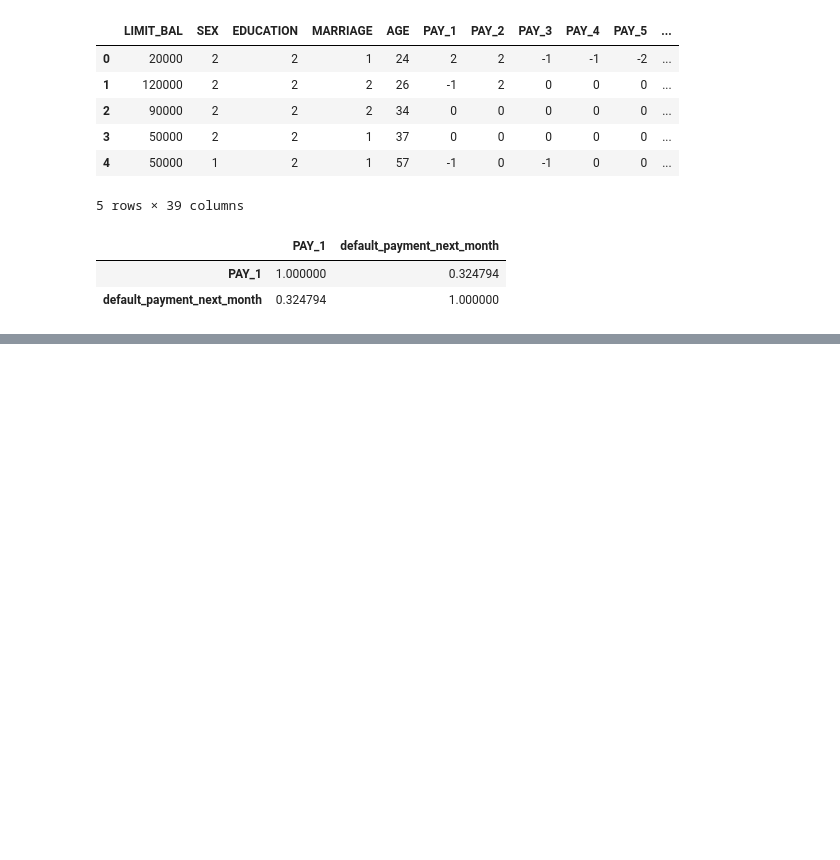
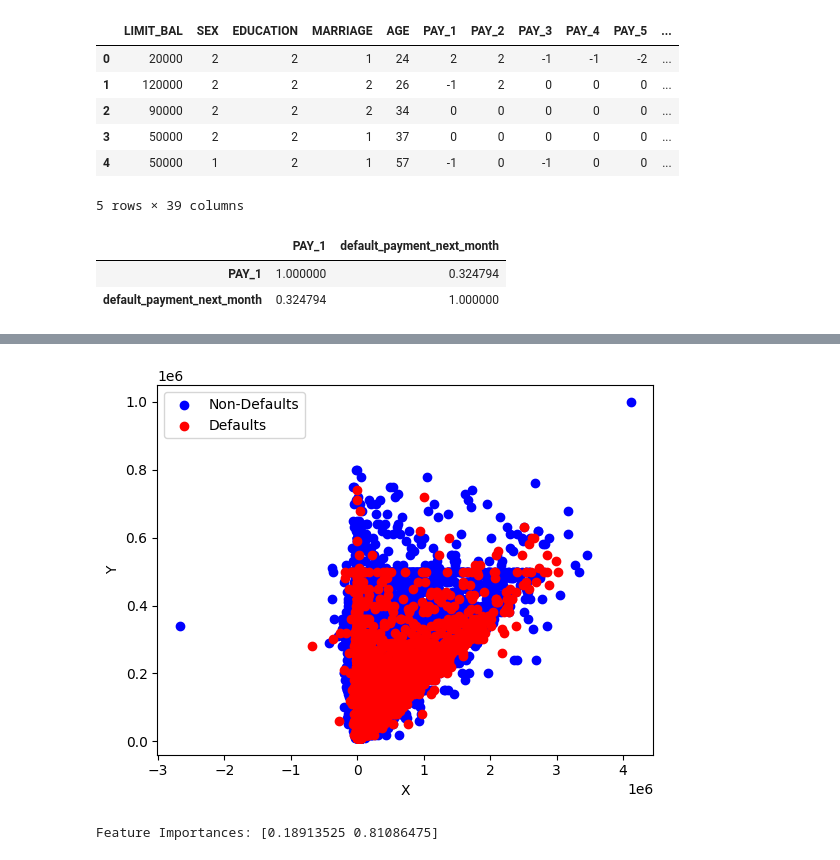
Before and after one commit to jessepoljak/Project_2_Credit_Default, a Jupyter notebook: Project2_Loans.ipynb, the cells around one changed output, grey strips where cells are left out. Cells and saved outputs as stored; diff of their text form; code cells hidden in the pictures; blank space fills up the shorter version.

```diff
--- a/Project2_Loans.ipynb
+++ b/Project2_Loans.ipynb
@@ -133,0 +177,29 @@ plt.scatter(df_corr['PAY_1'], df_corr['default_payment_next_month'])
+# %%
+# Create new column with the total bill amount for all 6 months
+df['Total_Bill_Amount'] = df['BILL_AMT1'] + df['BILL_AMT2'] + df['BILL_AMT3'] + df['BILL_AMT4'] + df['BILL_AMT5'] + df['BILL_AMT6']
+df['Total_Pay_Amount'] = df['PAY_AMT1'] + df['PAY_AMT2'] + df['PAY_AMT3'] + df['PAY_AMT4'] + df['PAY_AMT5'] + df['PAY_AMT6']
+
+defaults = df[df['default_payment_next_month'] == 1]
+non_defaults = df[df['default_payment_next_month'] == 0]
+
+# Create a scatter plot making total_bill_amount x axis and total_pay_amount y axis and color code the defaults and non defaults
+plt.scatter(non_defaults['Outstanding_AMT_Total'], non_defaults['LIMIT_BAL'], color='blue', label='Non-Defaults')
+plt.scatter(defaults['Outstanding_AMT_Total'], defaults['LIMIT_BAL'], color='red', label='Defaults')
+plt.xlabel('X')
+plt.ylabel('Y')
+plt.legend()
+plt.show()
+# %% [output]
+[figure, added]
+# %%
+from sklearn.ensemble import RandomForestClassifier
+from sklearn.model_selection import train_test_split
+X = df[['PAY_1', 'Credit_Utilization']]
+y = df['default_payment_next_month']
+# Train a random forest
+clf = RandomForestClassifier(random_state=0)
+clf.fit(X, y)
+# Feature importance
+print("Feature Importances:", clf.feature_importances_)
+# %% [output]
+Feature Importances: [0.18913525 0.81086475]
```
Also changed, not shown: parts of 15 cells of this notebook.
